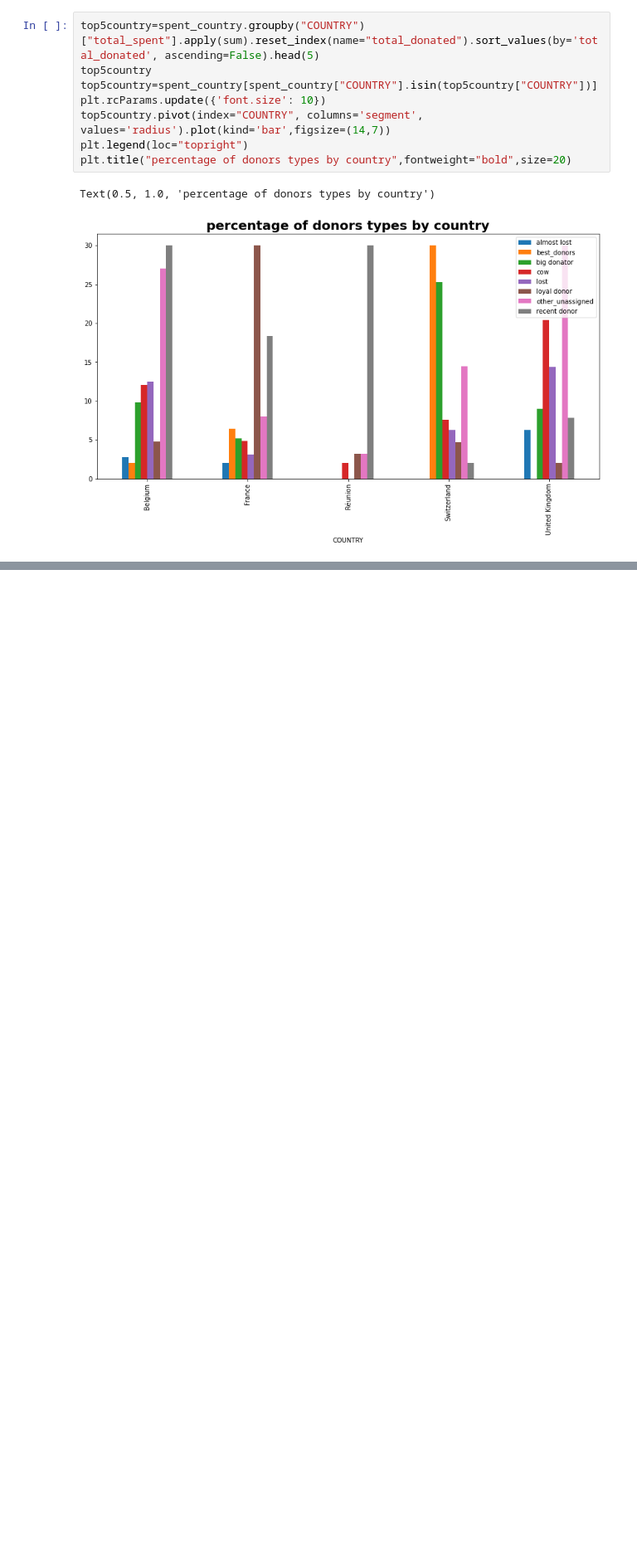
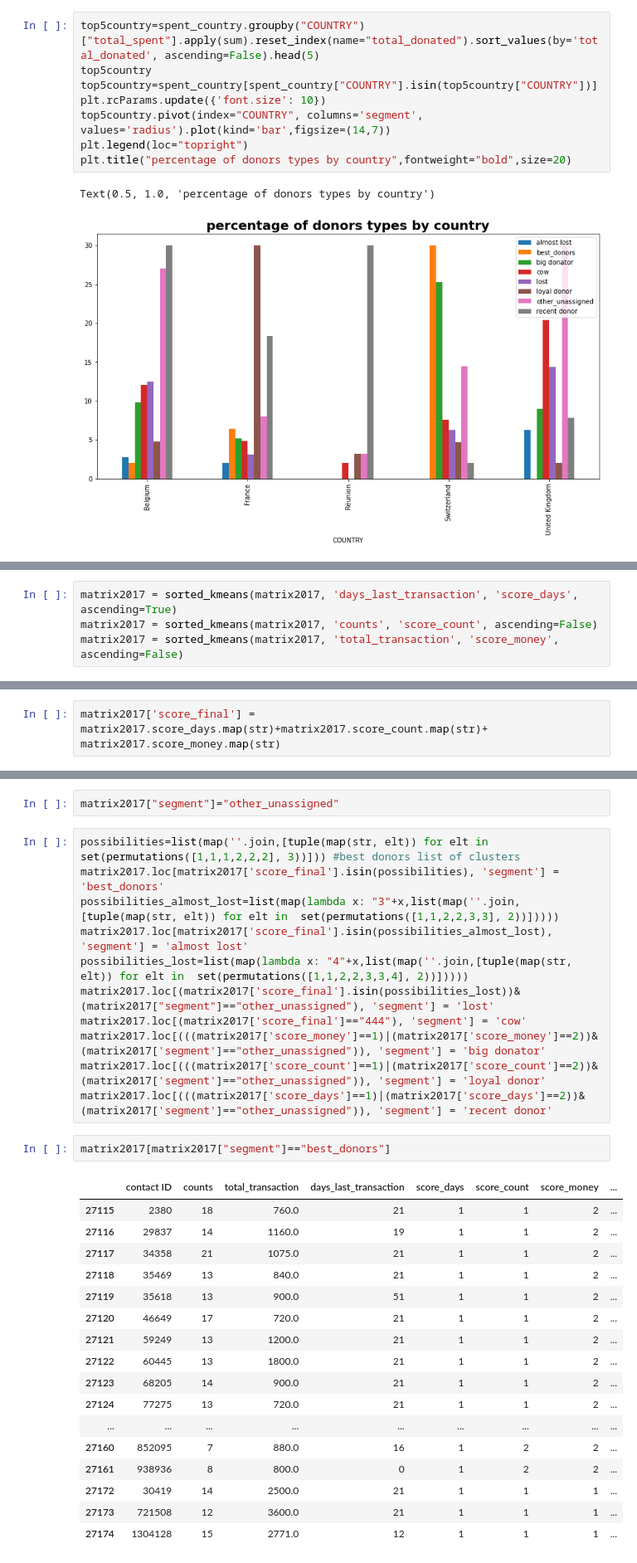
Before and after one commit to mnasini/ekimetrics-, a Jupyter notebook: ekimetrics.ipynb, the cells around one changed output, grey strips where cells are left out. Shown at 83% size. Cells and saved outputs as stored; diff of their text form; blank space fills up the shorter version.

```diff
--- a/ekimetrics.ipynb
+++ b/ekimetrics.ipynb
@@ -1201,0 +1334,4 @@ Text(0.5, 1.0, 'percentage of donors types by country')
+# %%
+matrix2017 = sorted_kmeans(matrix2017, 'days_last_transaction', 'score_days', ascending=True)
+matrix2017 = sorted_kmeans(matrix2017, 'counts', 'score_count', ascending=False)
+matrix2017 = sorted_kmeans(matrix2017, 'total_transaction', 'score_money', ascending=False)
@@ -1201,0 +1396,2 @@ Text(0.5, 1.0, 'percentage of donors types by country')
+# %%
+matrix2017['score_final'] = matrix2017.score_days.map(str)+matrix2017.score_count.map(str)+ matrix2017.score_money.map(str)
@@ -1201,0 +1421,33 @@ Text(0.5, 1.0, 'percentage of donors types by country')
+# %%
+matrix2017["segment"]="other_unassigned"
+# %%
+possibilities=list(map(''.join,[tuple(map(str, elt)) for elt in  set(permutations([1,1,1,2,2,2], 3))])) #best donors list of clusters
+matrix2017.loc[matrix2017['score_final'].isin(possibilities), 'segment'] = 'best_donors'
+possibilities_almost_lost=list(map(lambda x: "3"+x,list(map(''.join,[tuple(map(str, elt)) for elt in  set(permutations([1,1,2,2,3,3], 2))]))))
+matrix2017.loc[matrix2017['score_final'].isin(possibilities_almost_lost), 'segment'] = 'almost lost'
+possibilities_lost=list(map(lambda x: "4"+x,list(map(''.join,[tuple(map(str, elt)) for elt in  set(permutations([1,1,2,2,3,3,4], 2))]))))
+matrix2017.loc[(matrix2017['score_final'].isin(possibilities_lost))&(matrix2017["segment"]=="other_unassigned"), 'segment'] = 'lost'
+matrix2017.loc[(matrix2017['score_final']=="444"), 'segment'] = 'cow'
+matrix2017.loc[(((matrix2017['score_money']==1)|(matrix2017['score_money']==2))&(matrix2017['segment']=="other_unassigned")), 'segment'] = 'big donator'
+matrix2017.loc[(((matrix2017['score_count']==1)|(matrix2017['score_count']==2))&(matrix2017['segment']=="other_unassigned")), 'segment'] = 'loyal donor'
+matrix2017.loc[(((matrix2017['score_days']==1)|(matrix2017['score_days']==2))&(matrix2017['segment']=="other_unassigned")), 'segment'] = 'recent donor'
+# %%
+matrix2017[matrix2017["segment"]=="best_donors"]
+# %% [output]
+|  | contact ID | counts | total_transaction | days_last_transaction | score_days | score_count | score_money | ... |
+| 27115 | 2380 | 18 | 760.0 | 21 | 1 | 1 | 2 | ... |
+| 27116 | 29837 | 14 | 1160.0 | 19 | 1 | 1 | 2 | ... |
+| 27117 | 34358 | 21 | 1075.0 | 21 | 1 | 1 | 2 | ... |
+| 27118 | 35469 | 13 | 840.0 | 21 | 1 | 1 | 2 | ... |
+| 27119 | 35618 | 13 | 900.0 | 51 | 1 | 1 | 2 | ... |
+| 27120 | 46649 | 17 | 720.0 | 21 | 1 | 1 | 2 | ... |
+| 27121 | 59249 | 13 | 1200.0 | 21 | 1 | 1 | 2 | ... |
+| 27122 | 60445 | 13 | 1800.0 | 21 | 1 | 1 | 2 | ... |
+| 27123 | 68205 | 14 | 900.0 | 21 | 1 | 1 | 2 | ... |
+| 27124 | 77275 | 13 | 720.0 | 21 | 1 | 1 | 2 | ... |
+| ... | ... | ... | ... | ... | ... | ... | ... | ... |
+| 27160 | 852095 | 7 | 880.0 | 16 | 1 | 2 | 2 | ... |
+| 27161 | 938936 | 8 | 800.0 | 0 | 1 | 2 | 2 | ... |
+| 27172 | 30419 | 14 | 2500.0 | 21 | 1 | 1 | 1 | ... |
+| 27173 | 721508 | 12 | 3600.0 | 21 | 1 | 1 | 1 | ... |
+| 27174 | 1304128 | 15 | 2771.0 | 12 | 1 | 1 | 1 | ... |
```
Also changed, not shown: parts of 48 cells of this notebook.
